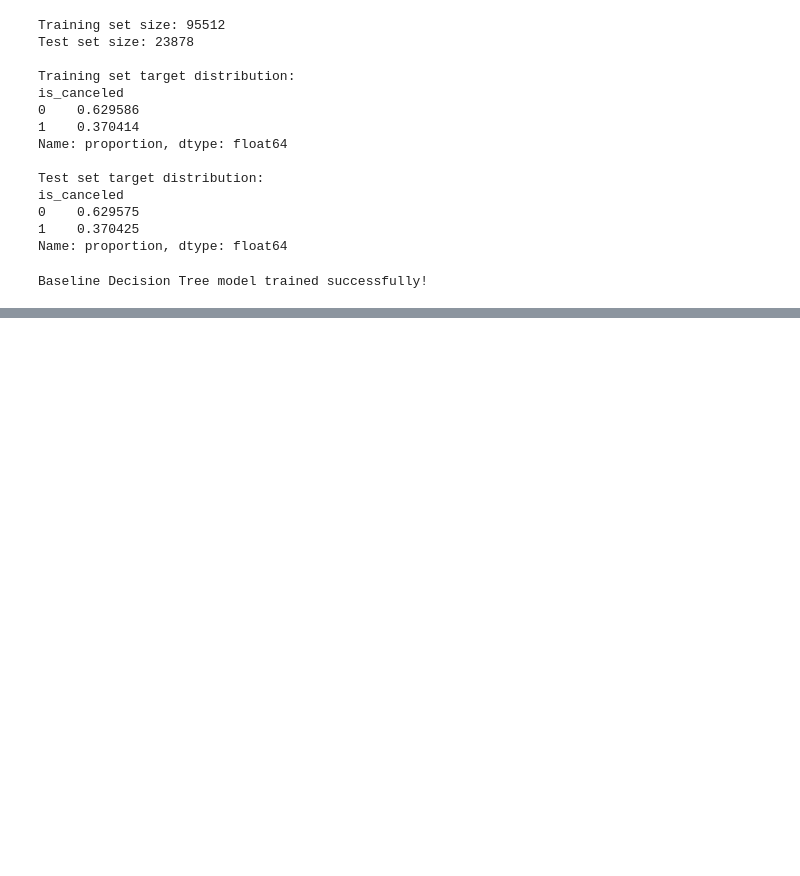
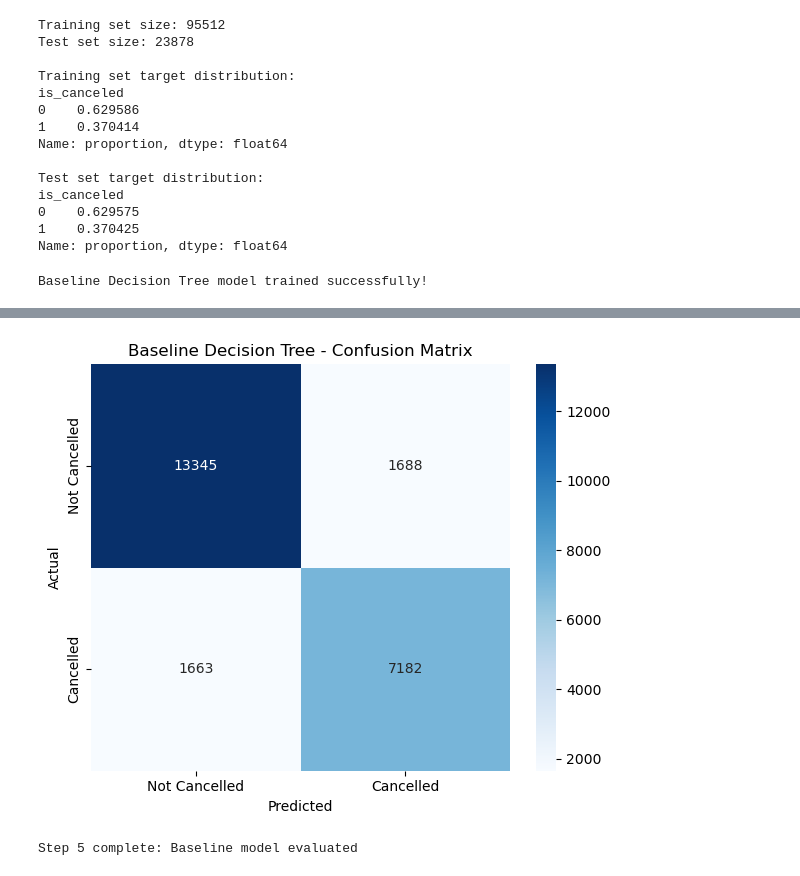
Before and after one commit to Eranga999/ML_Group_Assigment, a Jupyter notebook: Decision_Tree_IT22194244.ipynb, the cells around one changed output, grey strips where cells are left out. Saved outputs shown, nothing was run; the diff lists cells and outputs as text; code cells hidden in the pictures; blank space fills up the shorter version.

Commit message:
baseline evaluation

```diff
--- a/Decision_Tree_IT22194244.ipynb
+++ b/Decision_Tree_IT22194244.ipynb
@@ -244,0 +277,18 @@ Baseline Decision Tree model trained successfully!
+# %%
+# Confusion matrix visualization
+cm_base = confusion_matrix(y_test, y_pred_base)
+
+plt.figure(figsize=(6, 5))
+sns.heatmap(cm_base, annot=True, fmt='d', cmap='Blues',
+            xticklabels=['Not Cancelled', 'Cancelled'],
+            yticklabels=['Not Cancelled', 'Cancelled'])
+plt.title('Baseline Decision Tree - Confusion Matrix')
+plt.xlabel('Predicted')
+plt.ylabel('Actual')
+plt.tight_layout()
+plt.show()
+
+print('Step 5 complete: Baseline model evaluated')
+# %% [output]
+[figure, added]
+Step 5 complete: Baseline model evaluated
```
Also changed, not shown: parts of 2 cells of this notebook.
